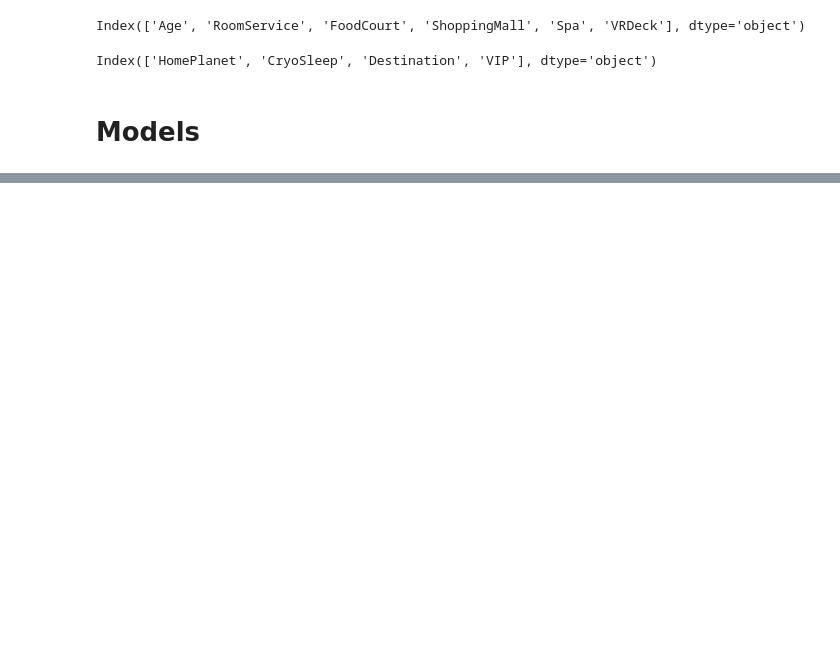
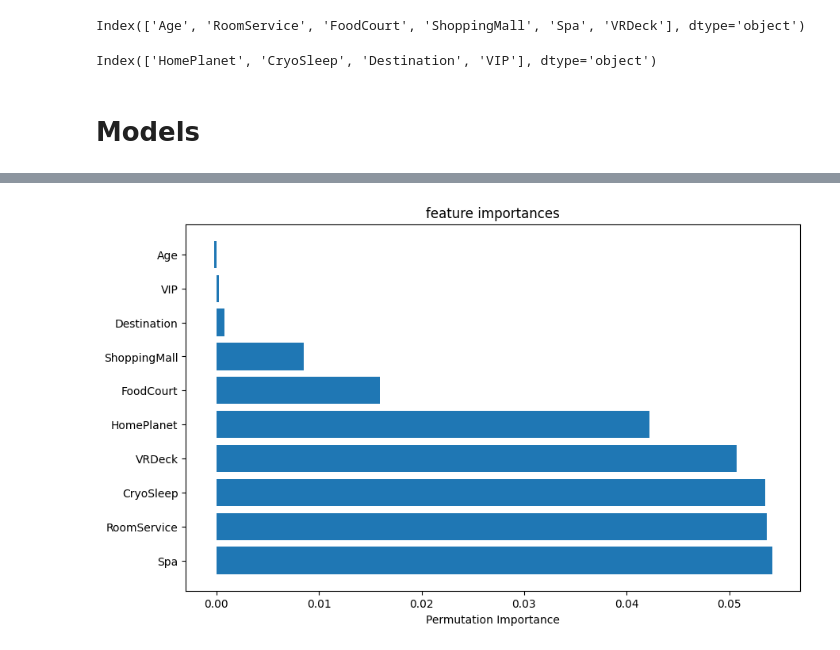
Before and after one commit to Kaggle-Challenge-Group-13/Spaceship-Titanic---Group-13, a Jupyter notebook: Kaggle_Spaceship_Challenge_Group_13.ipynb, the cells around one changed output, grey strips where cells are left out. Drawn from its saved outputs; the diff is of its cells as text; code cells hidden in the pictures; blank space fills up the shorter version.

```diff
--- a/Kaggle_Spaceship_Challenge_Group_13.ipynb
+++ b/Kaggle_Spaceship_Challenge_Group_13.ipynb
@@ -341,13 +341,14 @@ def plot_permutation_importance(model, X_train, y_train, df, titlle):
   feature_names = df.columns[:-1] # Assuming the last column is the target variable
 
   # Sort feature importances
-  sorted_indices = np.ardsort(feature_importance)[::-1]
+  sorted_indices = np.argsort(feature_importance)[::-1]
   sorted_features = feature_names[sorted_indices]
+  sorted_importance = feature_importance[sorted_indices]
 
   # Plot feature importances
   plt.figure(figsize=(10, 6))
   plt.barh(range(len(sorted_features)), sorted_importance, align='center')
   plt.yticks(range(len(sorted_features)), sorted_features)
   plt.xlabel('Permutation Importance')
-  plt.title(title)
+  plt.title('feature importances')
   plt.show()
@@ -353,0 +385,4 @@ def plot_permutation_importance(model, X_train, y_train, df, titlle):
+# %%
+plot_permutation_importance(logistic_pipeline, X_train, y_train, df_train,'Feature Importances - Logistic Regression')
+# %% [output]
+[figure, added]
```
Also changed, not shown: parts of 6 cells of this notebook.
